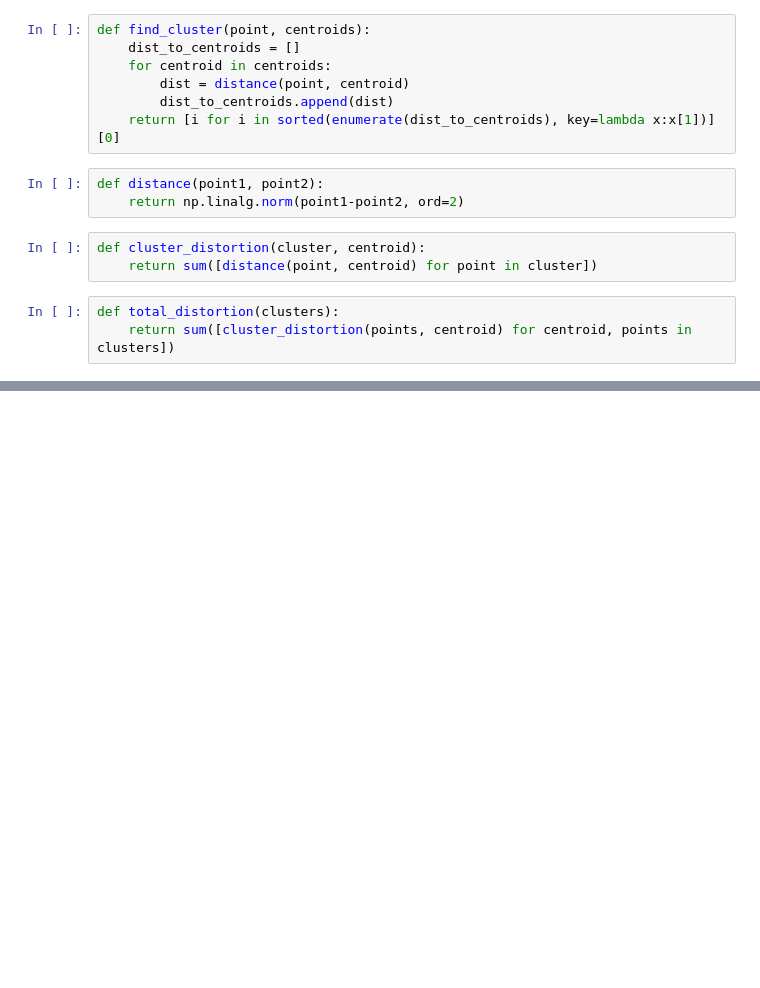
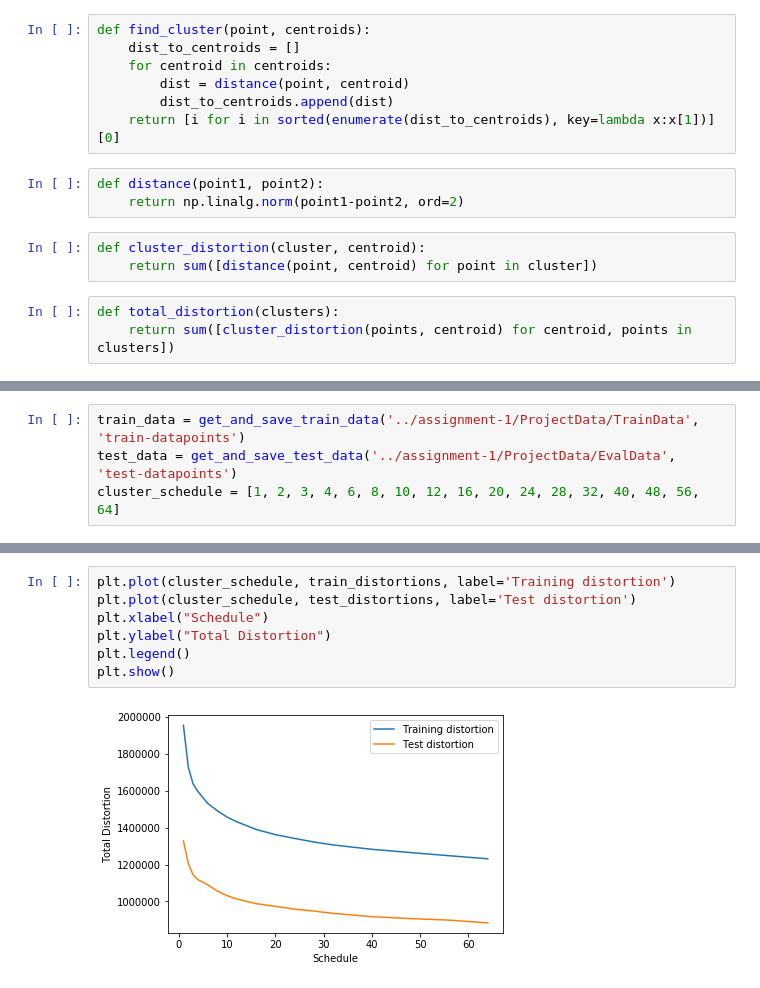
Before and after one commit to gokceuludogan/vector-quantization-with-kmeans, a Jupyter notebook: notebook/Vector Quantization.ipynb, the cells around one changed output, grey strips where cells are left out. Saved outputs shown, nothing was run; the diff lists cells and outputs as text; blank space fills up the shorter version.

```diff
--- a/notebook/Vector Quantization.ipynb
+++ b/notebook/Vector Quantization.ipynb
@@ -68,5 +62,9 @@ def kmeans_clustering(points, number_of_clusters):
             print('Last distortion: ' + str(last_distortion) + ' New distortion: '  + str(distortion))
             last_distortion = distortion
     return [(centroid, points) for centroid, points in zip(centroids, clusters)]
+# %%
+train_data = get_and_save_train_data('../assignment-1/ProjectData/TrainData', 'train-datapoints')
+test_data = get_and_save_test_data('../assignment-1/ProjectData/EvalData', 'test-datapoints')
+cluster_schedule = [1, 2, 3, 4, 6, 8, 10, 12, 16, 20, 24, 28, 32, 40, 48, 56, 64]
 # %%
 clusters = []
@@ -127,0 +134,9 @@ print(test_distortions)
+# %%
+plt.plot(cluster_schedule, train_distortions, label='Training distortion')
+plt.plot(cluster_schedule, test_distortions, label='Test distortion')
+plt.xlabel("Schedule")
+plt.ylabel("Total Distortion")
+plt.legend()
+plt.show()
+# %% [output]
+[figure, added]
```
Also changed, not shown: parts of 6 cells of this notebook.
